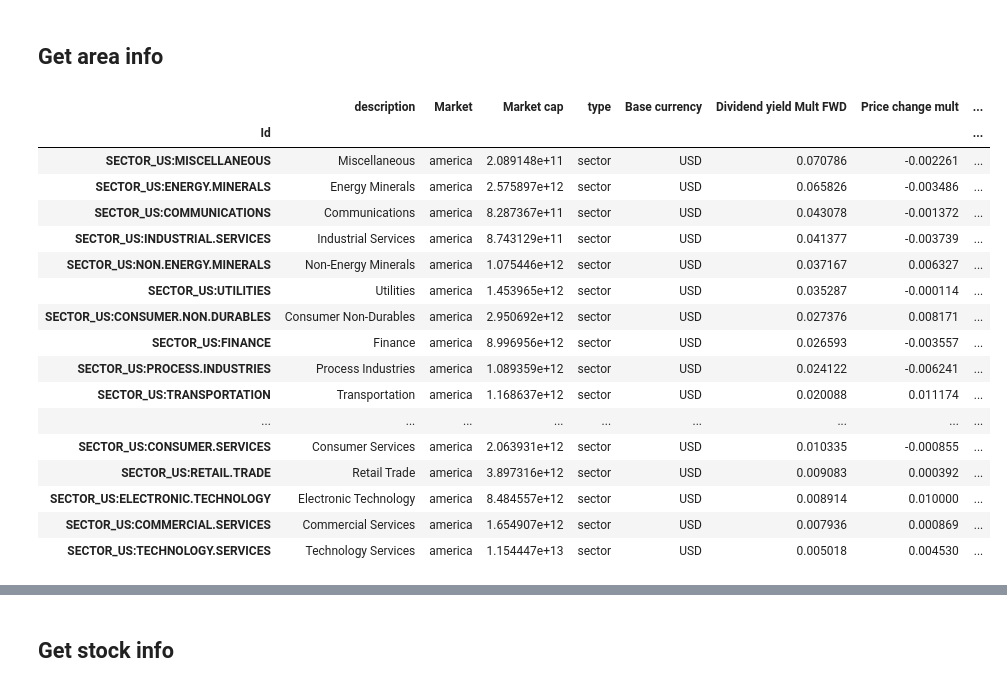
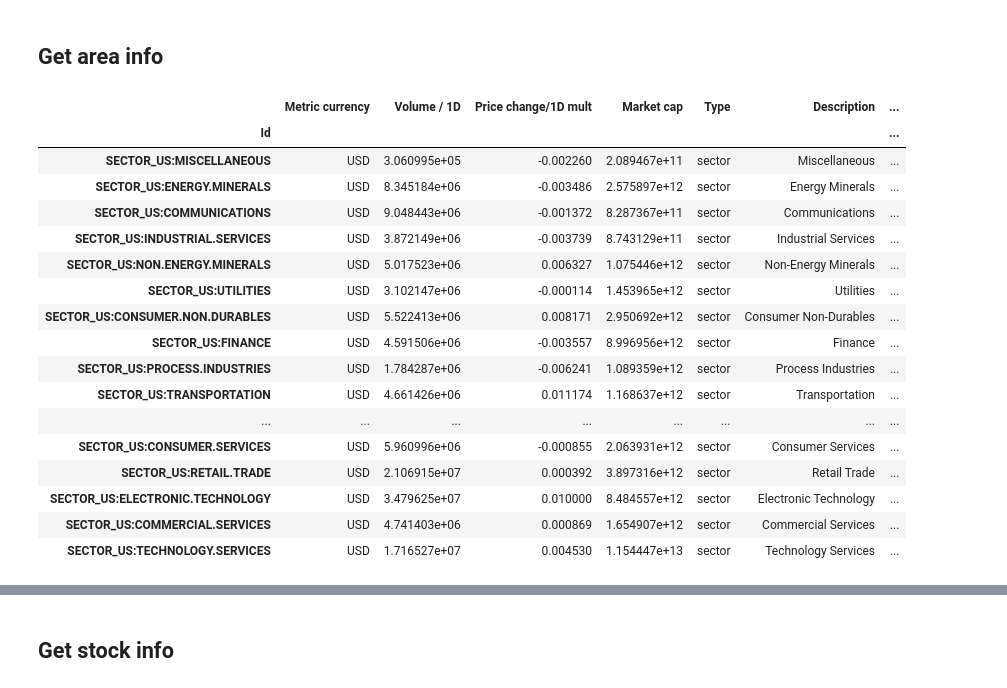
Before and after one commit to NNTrade/Tradingview.com-client, a Jupyter notebook: notebook/client_preview.ipynb, the cells around one changed output, grey strips where cells are left out. Saved outputs shown, nothing was run; the diff lists cells and outputs as text; code cells hidden in the pictures.

Commit message:
columns refactor

```diff
--- a/notebook/client_preview.ipynb
+++ b/notebook/client_preview.ipynb
@@ -4,0 +7,3 @@ from src.client.usa_stock_market.columns.column_list import dividend_yield_ttm,d
+# %%
+col_df = to_df(all_columns)
+col_df
@@ -9,23 +32,23 @@ from src.client.usa_stock_market.sector_and_industry import get_sectors, get_ind
 # %%
-sector_df = get_sectors(top_order=dividend_yield_fwd, top_asc=False)
+sector_df = get_sectors(top_order=Column.from_sr(col_df.loc[6]), top_asc=False)
 sector_df
 # %% [output]
-|  | description | Market | Market cap | type | Base currency | Dividend yield Mult FWD | Price change mult | ... |
-| Id |  |  |  |  |  |  |  | ... |
-| SECTOR_US:MISCELLANEOUS | Miscellaneous | america | 2.089148e+11 | sector | USD | 0.070786 | -0.002261 | ... |
-| SECTOR_US:ENERGY.MINERALS | Energy Minerals | america | 2.575897e+12 | sector | USD | 0.065826 | -0.003486 | ... |
-| SECTOR_US:COMMUNICATIONS | Communications | america | 8.287367e+11 | sector | USD | 0.043078 | -0.001372 | ... |
-| SECTOR_US:INDUSTRIAL.SERVICES | Industrial Services | america | 8.743129e+11 | sector | USD | 0.041377 | -0.003739 | ... |
-| SECTOR_US:NON.ENERGY.MINERALS | Non-Energy Minerals | america | 1.075446e+12 | sector | USD | 0.037167 | 0.006327 | ... |
-| SECTOR_US:UTILITIES | Utilities | america | 1.453965e+12 | sector | USD | 0.035287 | -0.000114 | ... |
-| SECTOR_US:CONSUMER.NON.DURABLES | Consumer Non-Durables | america | 2.950692e+12 | sector | USD | 0.027376 | 0.008171 | ... |
-| SECTOR_US:FINANCE | Finance | america | 8.996956e+12 | sector | USD | 0.026593 | -0.003557 | ... |
-| SECTOR_US:PROCESS.INDUSTRIES | Process Industries | america | 1.089359e+12 | sector | USD | 0.024122 | -0.006241 | ... |
-| SECTOR_US:TRANSPORTATION | Transportation | america | 1.168637e+12 | sector | USD | 0.020088 | 0.011174 | ... |
-| ... | ... | ... | ... | ... | ... | ... | ... | ... |
-| SECTOR_US:CONSUMER.SERVICES | Consumer Services | america | 2.063931e+12 | sector | USD | 0.010335 | -0.000855 | ... |
-| SECTOR_US:RETAIL.TRADE | Retail Trade | america | 3.897316e+12 | sector | USD | 0.009083 | 0.000392 | ... |
-| SECTOR_US:ELECTRONIC.TECHNOLOGY | Electronic Technology | america | 8.484557e+12 | sector | USD | 0.008914 | 0.010000 | ... |
-| SECTOR_US:COMMERCIAL.SERVICES | Commercial Services | america | 1.654907e+12 | sector | USD | 0.007936 | 0.000869 | ... |
-| SECTOR_US:TECHNOLOGY.SERVICES | Technology Services | america | 1.154447e+13 | sector | USD | 0.005018 | 0.004530 | ... |
+|  | Metric currency | Volume / 1D | Price change/1D mult | Market cap | Type | Description | ... |
+| Id |  |  |  |  |  |  | ... |
+| SECTOR_US:MISCELLANEOUS | USD | 3.060995e+05 | -0.002260 | 2.089467e+11 | sector | Miscellaneous | ... |
+| SECTOR_US:ENERGY.MINERALS | USD | 8.345184e+06 | -0.003486 | 2.575897e+12 | sector | Energy Minerals | ... |
+| SECTOR_US:COMMUNICATIONS | USD | 9.048443e+06 | -0.001372 | 8.287367e+11 | sector | Communications | ... |
+| SECTOR_US:INDUSTRIAL.SERVICES | USD | 3.872149e+06 | -0.003739 | 8.743129e+11 | sector | Industrial Services | ... |
+| SECTOR_US:NON.ENERGY.MINERALS | USD | 5.017523e+06 | 0.006327 | 1.075446e+12 | sector | Non-Energy Minerals | ... |
+| SECTOR_US:UTILITIES | USD | 3.102147e+06 | -0.000114 | 1.453965e+12 | sector | Utilities | ... |
+| SECTOR_US:CONSUMER.NON.DURABLES | USD | 5.522413e+06 | 0.008171 | 2.950692e+12 | sector | Consumer Non-Durables | ... |
+| SECTOR_US:FINANCE | USD | 4.591506e+06 | -0.003557 | 8.996956e+12 | sector | Finance | ... |
+| SECTOR_US:PROCESS.INDUSTRIES | USD | 1.784287e+06 | -0.006241 | 1.089359e+12 | sector | Process Industries | ... |
+| SECTOR_US:TRANSPORTATION | USD | 4.661426e+06 | 0.011174 | 1.168637e+12 | sector | Transportation | ... |
+| ... | ... | ... | ... | ... | ... | ... | ... |
+| SECTOR_US:CONSUMER.SERVICES | USD | 5.960996e+06 | -0.000855 | 2.063931e+12 | sector | Consumer Services | ... |
+| SECTOR_US:RETAIL.TRADE | USD | 2.106915e+07 | 0.000392 | 3.897316e+12 | sector | Retail Trade | ... |
+| SECTOR_US:ELECTRONIC.TECHNOLOGY | USD | 3.479625e+07 | 0.010000 | 8.484557e+12 | sector | Electronic Technology | ... |
+| SECTOR_US:COMMERCIAL.SERVICES | USD | 4.741403e+06 | 0.000869 | 1.654907e+12 | sector | Commercial Services | ... |
+| SECTOR_US:TECHNOLOGY.SERVICES | USD | 1.716527e+07 | 0.004530 | 1.154447e+13 | sector | Technology Services | ... |
 # %%
```
Also changed, not shown: parts of 6 cells of this notebook, 16 other files.
